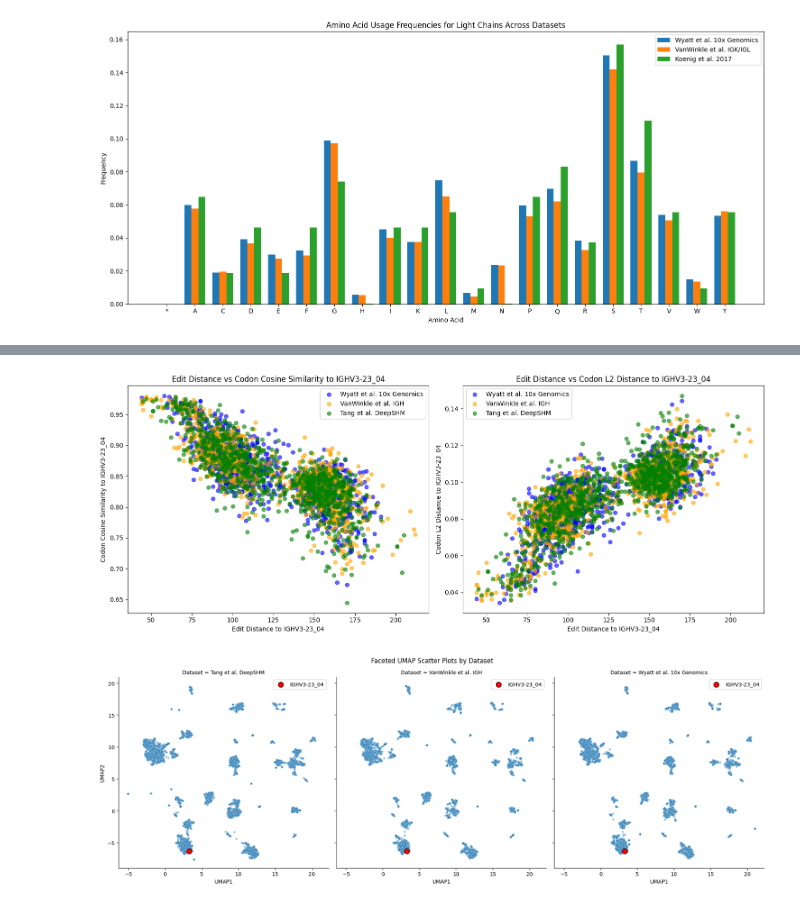
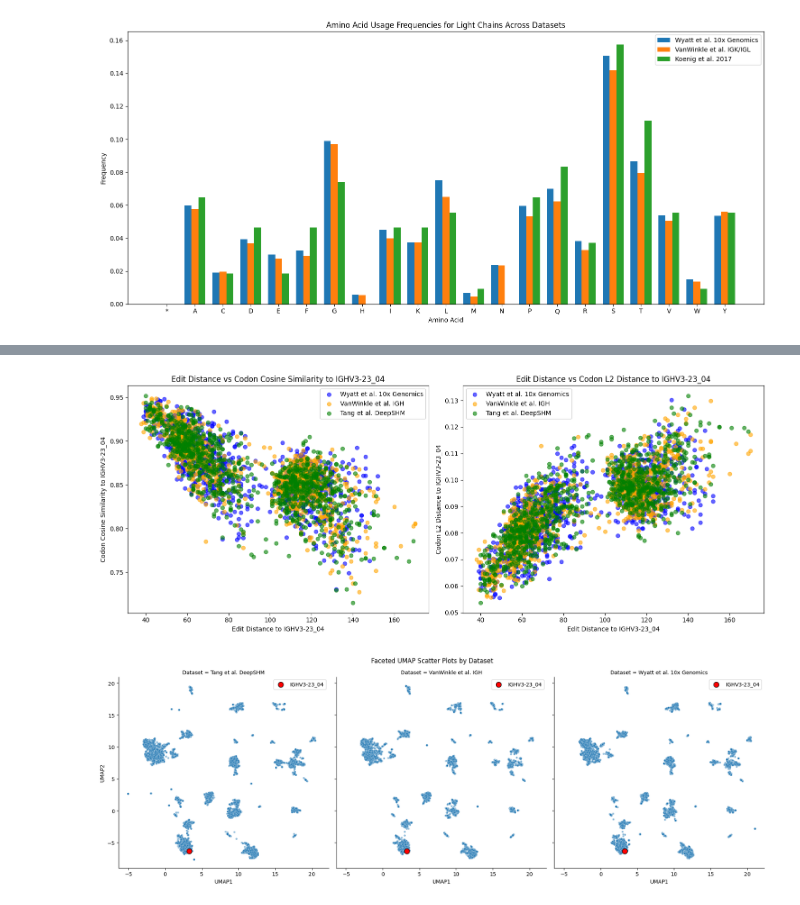
Before and after one commit to thematrixmaster/cosine, a Jupyter notebook: data/dasm.ipynb, the cells around one changed output, grey strips where cells are left out. Saved outputs shown, nothing was run; the diff lists cells and outputs as text; code cells hidden in the pictures.

```diff
--- a/data/dasm.ipynb
+++ b/data/dasm.ipynb
@@ -715,7 +736,7 @@ def get_codon_frequency_vector(sequence: str, codon_list: list) -> np.ndarray:
     return np.array([codon_counts.get(codon, 0) / total_codons for codon in codon_list])
 
 # compute codon frequency vector for IGHV3-23_04_SEQ
-ighv3_23_vector = get_codon_frequency_vector(IGHV3_23_04_SEQ, valid_codons)
+ighv3_23_vector = get_codon_frequency_vector(KOENIG_IGH_CON_SEQ, valid_codons)
 
 # compute codon frequency vectors for each dataset
 n_samples = 10000
@@ -761,38 +782,38 @@ wyatt_sampled = wyatt_df.sample(n=min(n_samples, len(wyatt_df)), random_state=se
 vanwinkle_sampled = vanwinkle_igh_df.sample(n=min(n_samples, len(vanwinkle_igh_df)), random_state=seed)
 tang_sampled = tang_df.sample(n=min(n_samples, len(tang_df)), random_state=seed)
 
-wyatt_edit_distances = wyatt_sampled.progress_apply(lambda x: editdistance.eval(remove_all_gaps(x.parent_heavy), IGHV3_23_04_SEQ), axis=1)
-vanwinkle_edit_distances = vanwinkle_sampled.progress_apply(lambda x: editdistance.eval(remove_all_gaps(x.parent_heavy), IGHV3_23_04_SEQ), axis=1)
-tang_edit_distances = tang_sampled.progress_apply(lambda x: editdistance.eval(remove_all_gaps(x.parent_heavy), IGHV3_23_04_SEQ), axis=1)
+wyatt_edit_distances = wyatt_sampled.progress_apply(lambda x: editdistance.eval(remove_all_gaps(x.parent_heavy), KOENIG_IGH_CON_SEQ), axis=1)
+vanwinkle_edit_distances = vanwinkle_sampled.progress_apply(lambda x: editdistance.eval(remove_all_gaps(x.parent_heavy), KOENIG_IGH_CON_SEQ), axis=1)
+tang_edit_distances = tang_sampled.progress_apply(lambda x: editdistance.eval(remove_all_gaps(x.parent_heavy), KOENIG_IGH_CON_SEQ), axis=1)
 
 wyatt_codon_similarities = wyatt_sampled['parent_heavy'].progress_apply(lambda x: cosine_similarity(get_codon_frequency_vector(x, valid_codons), ighv3_23_vector))
 vanwinkle_codon_similarities = vanwinkle_sampled['parent_heavy'].progress_apply(lambda x: cosine_similarity(get_codon_frequency_vector(x, valid_codons), ighv3_23_vector))
 tang_codon_similarities = tang_sampled['parent_heavy'].progress_apply(lambda x: cosine_similarity(get_codon_frequency_vector(x, valid_codons), ighv3_23_vector))
 
 wyatt_L2_distances = wyatt_sampled['parent_heavy'].progress_apply(lambda x: L2_distance(get_codon_frequency_vector(x, valid_codons), ighv3_23_vector))
 vanwinkle_L2_distances = vanwinkle_sampled['parent_heavy'].progress_apply(lambda x: L2_distance(get_codon_frequency_vector(x, valid_codons), ighv3_23_vector))
 tang_L2_distances = tang_sampled['parent_heavy'].progress_apply(lambda x: L2_distance(get_codon_frequency_vector(x, valid_codons), ighv3_23_vector))
 
 fig, axes = plt.subplots(1, 2, figsize=(15, 6))
 axes[0].scatter(wyatt_edit_distances, wyatt_codon_similarities, color='blue', label='Wyatt et al. 10x Genomics', alpha=0.6)
 axes[0].scatter(vanwinkle_edit_distances, vanwinkle_codon_similarities, color='orange', label='VanWinkle et al. IGH', alpha=0.6)
 axes[0].scatter(tang_edit_distances, tang_codon_similarities, color='green', label='Tang et al. DeepSHM', alpha=0.6)
 axes[0].set_xlabel('Edit Distance to IGHV3-23_04')
 axes[0].set_ylabel('Codon Cosine Similarity to IGHV3-23_04')
 axes[0].set_title('Edit Distance vs Codon Cosine Similarity to IGHV3-23_04')
 axes[0].legend()
 
 axes[1].scatter(wyatt_edit_distances, wyatt_L2_distances, color='blue', label='Wyatt et al. 10x Genomics', alpha=0.6)
 axes[1].scatter(vanwinkle_edit_distances, vanwinkle_L2_distances, color='orange', label='VanWinkle et al. IGH', alpha=0.6)
 axes[1].scatter(tang_edit_distances, tang_L2_distances, color='green', label='Tang et al. DeepSHM', alpha=0.6)
 axes[1].set_xlabel('Edit Distance to IGHV3-23_04')
 axes[1].set_ylabel('Codon L2 Distance to IGHV3-23_04')
 axes[1].set_title('Edit Distance vs Codon L2 Distance to IGHV3-23_04')
 axes[1].legend()
 plt.tight_layout()
 plt.show()
 # %% [output]
-[figure, old version]
+[figure, new version]
 # %%
 # umap visualization of the codon frequency vectors colored by dataset, also plot IGHV3-23_04_SEQ point
 import umap
```
Also changed, not shown: parts of 11 cells of this notebook, 8 other files.
